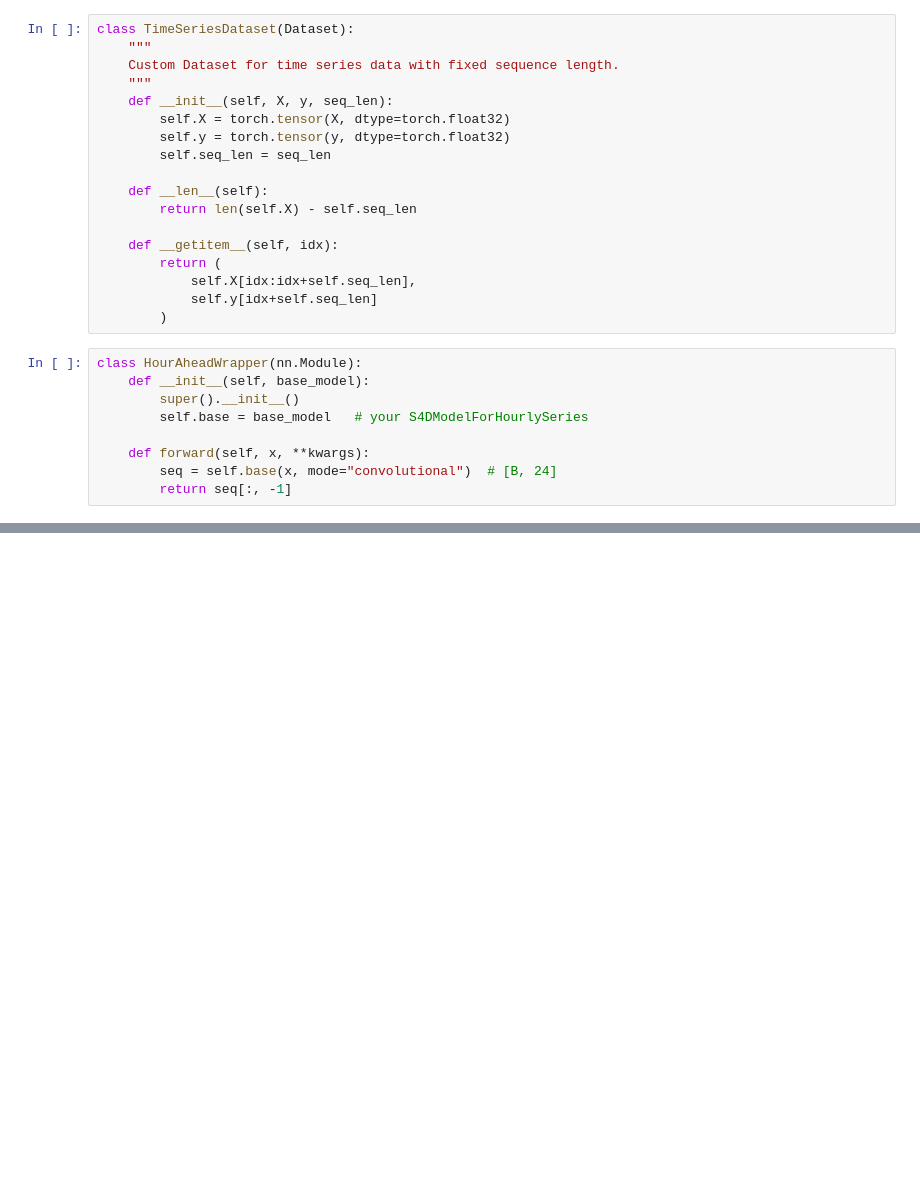
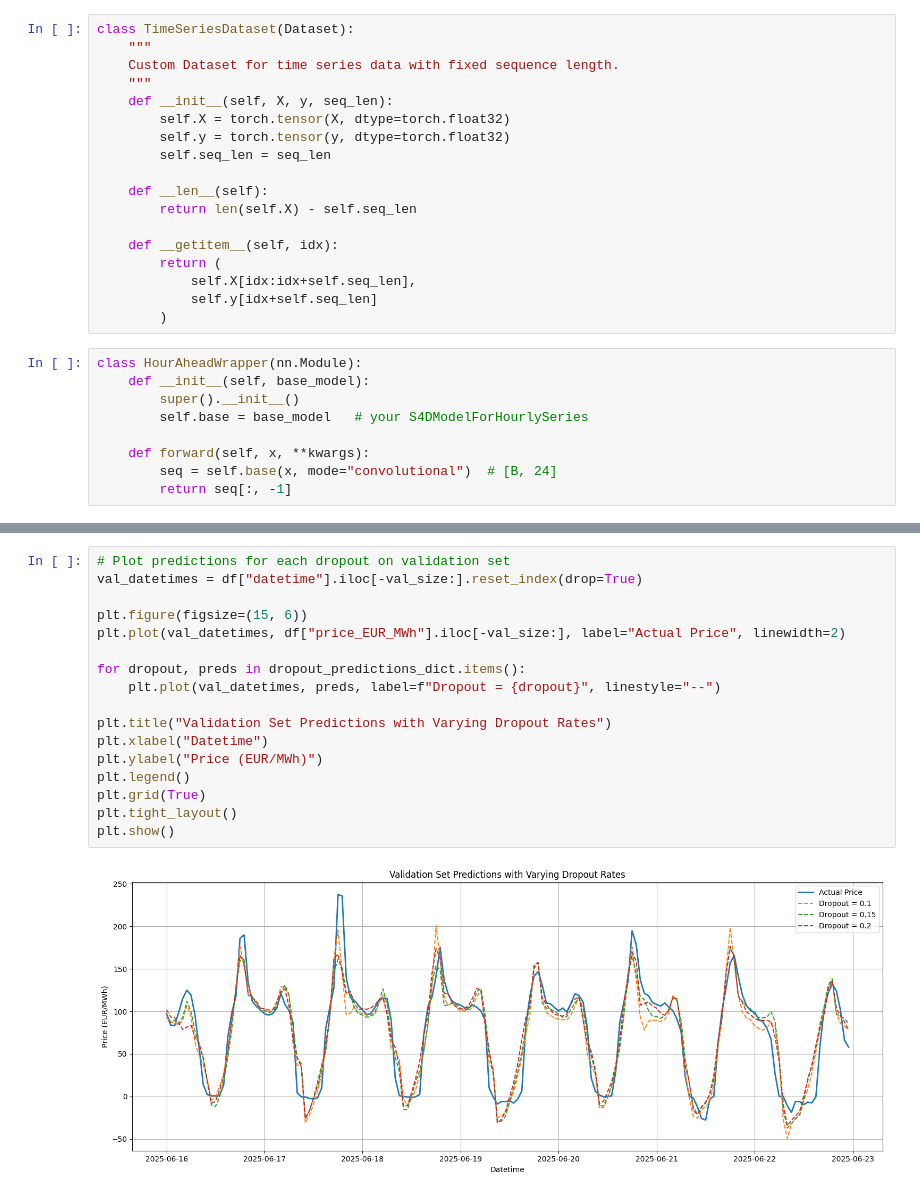
Before and after one commit to Nerboi/aml2025-group-15, a Jupyter notebook: notebooks/06_S4_test.ipynb, the cells around one changed output, grey strips where cells are left out. Saved outputs shown, nothing was run; the diff lists cells and outputs as text; blank space fills up the shorter version.

```diff
--- a/notebooks/06_S4_test.ipynb
+++ b/notebooks/06_S4_test.ipynb
@@ -455,0 +651,19 @@ plt.show()
+# %%
+# Plot predictions for each dropout on validation set
+val_datetimes = df["datetime"].iloc[-val_size:].reset_index(drop=True)
+
+plt.figure(figsize=(15, 6))
+plt.plot(val_datetimes, df["price_EUR_MWh"].iloc[-val_size:], label="Actual Price", linewidth=2)
+
+for dropout, preds in dropout_predictions_dict.items():
+    plt.plot(val_datetimes, preds, label=f"Dropout = {dropout}", linestyle="--")
+
+plt.title("Validation Set Predictions with Varying Dropout Rates")
+plt.xlabel("Datetime")
+plt.ylabel("Price (EUR/MWh)")
+plt.legend()
+plt.grid(True)
+plt.tight_layout()
+plt.show()
+# %% [output]
+[figure, added]
```
Also changed, not shown: parts of 22 cells of this notebook, 1 other file.
